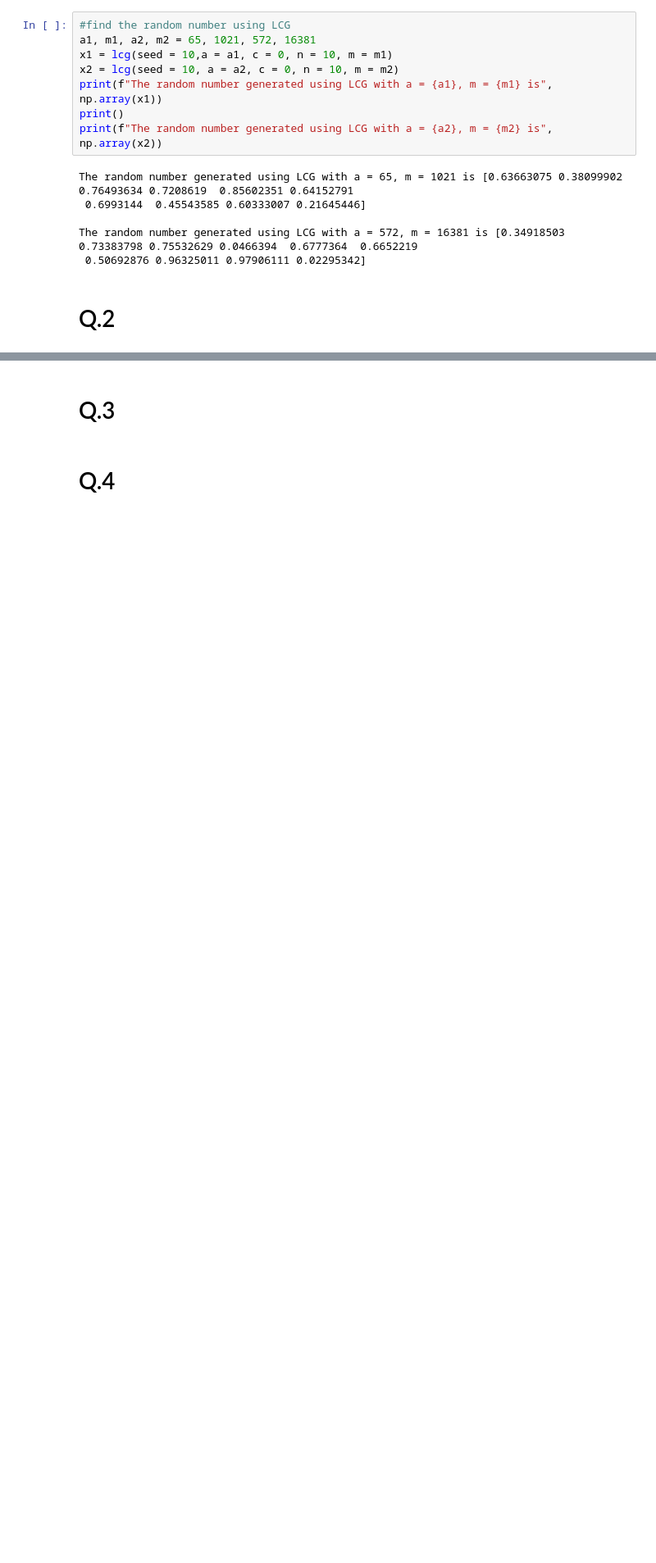
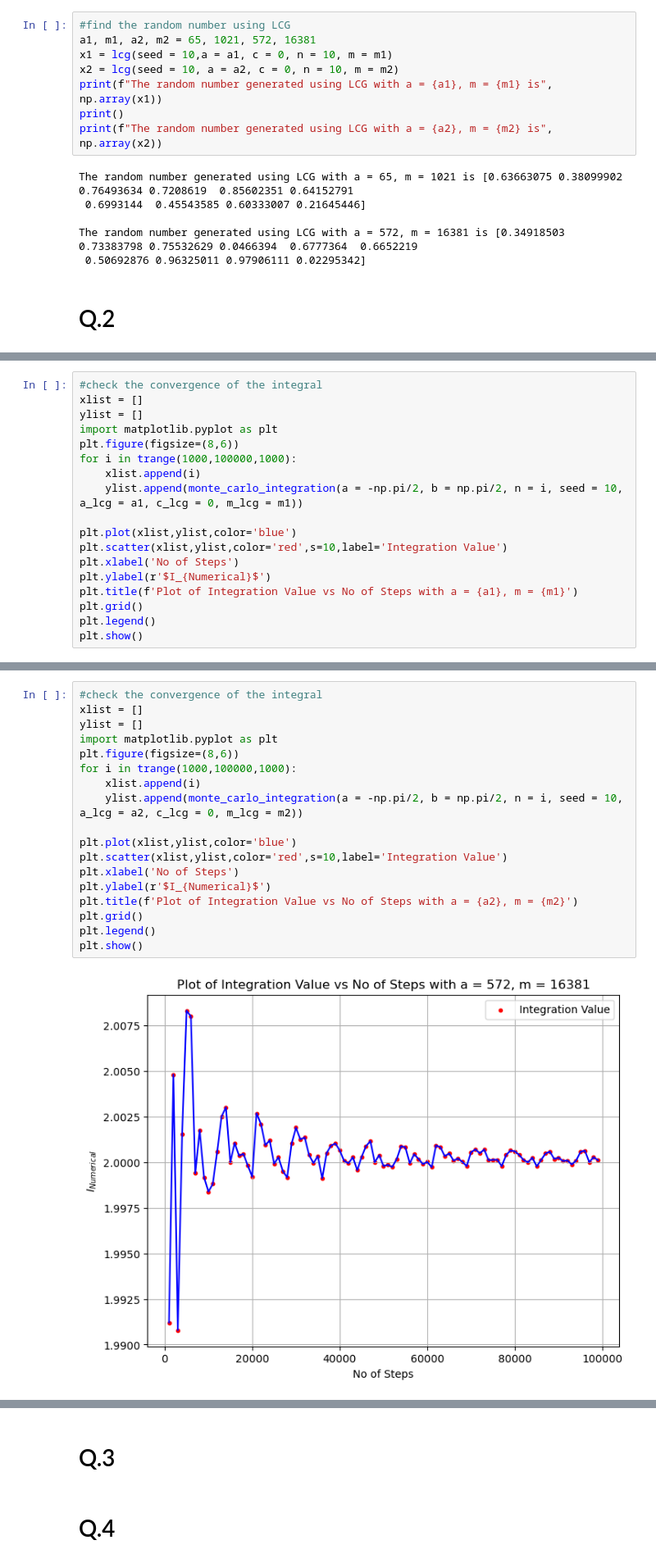
Before and after one commit to jabed-umar/adv-comp-phys, a Jupyter notebook: assign4.ipynb, the cells around one changed output, grey strips where cells are left out. Shown at 82% size. Saved outputs shown, nothing was run; the diff lists cells and outputs as text; blank space fills up the shorter version.

```diff
--- a/assign4.ipynb
+++ b/assign4.ipynb
@@ -36,0 +50,18 @@ The value of the integral is 2.0020126234890574
+# %%
+#check the convergence of the integral
+xlist = []
+ylist = []
+import matplotlib.pyplot as plt
+plt.figure(figsize=(8,6))
+for i in trange(1000,100000,1000):
+    xlist.append(i)
+    ylist.append(monte_carlo_integration(a = -np.pi/2, b = np.pi/2, n = i, seed = 10, a_lcg = a1, c_lcg = 0, m_lcg = m1))
+
+plt.plot(xlist,ylist,color='blue')
+plt.scatter(xlist,ylist,color='red',s=10,label='Integration Value')
+plt.xlabel('No of Steps')
+plt.ylabel(r'$I_{Numerical}$')
+plt.title(f'Plot of Integration Value vs No of Steps with a = {a1}, m = {m1}')
+plt.grid()
+plt.legend()
+plt.show()
@@ -36,0 +74,20 @@ The value of the integral is 2.0020126234890574
+# %%
+#check the convergence of the integral
+xlist = []
+ylist = []
+import matplotlib.pyplot as plt
+plt.figure(figsize=(8,6))
+for i in trange(1000,100000,1000):
+    xlist.append(i)
+    ylist.append(monte_carlo_integration(a = -np.pi/2, b = np.pi/2, n = i, seed = 10, a_lcg = a2, c_lcg = 0, m_lcg = m2))
+
+plt.plot(xlist,ylist,color='blue')
+plt.scatter(xlist,ylist,color='red',s=10,label='Integration Value')
+plt.xlabel('No of Steps')
+plt.ylabel(r'$I_{Numerical}$')
+plt.title(f'Plot of Integration Value vs No of Steps with a = {a2}, m = {m2}')
+plt.grid()
+plt.legend()
+plt.show()
+# %% [output]
+[figure, added]
```
Also changed, not shown: parts of 6 cells of this notebook, 1 other file.
